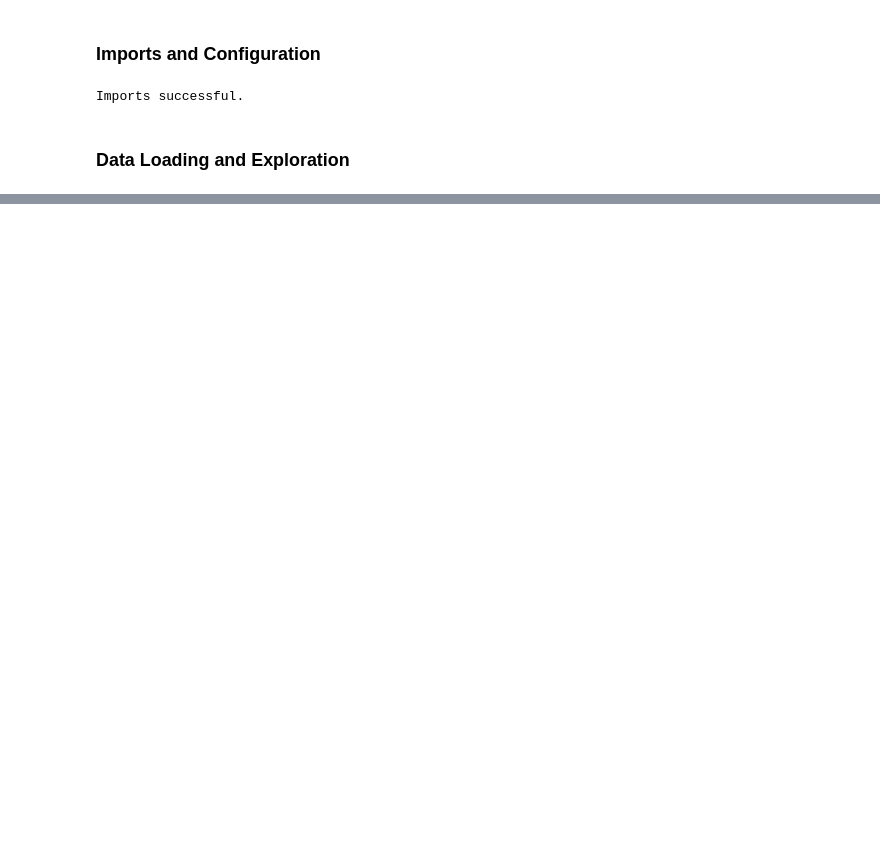
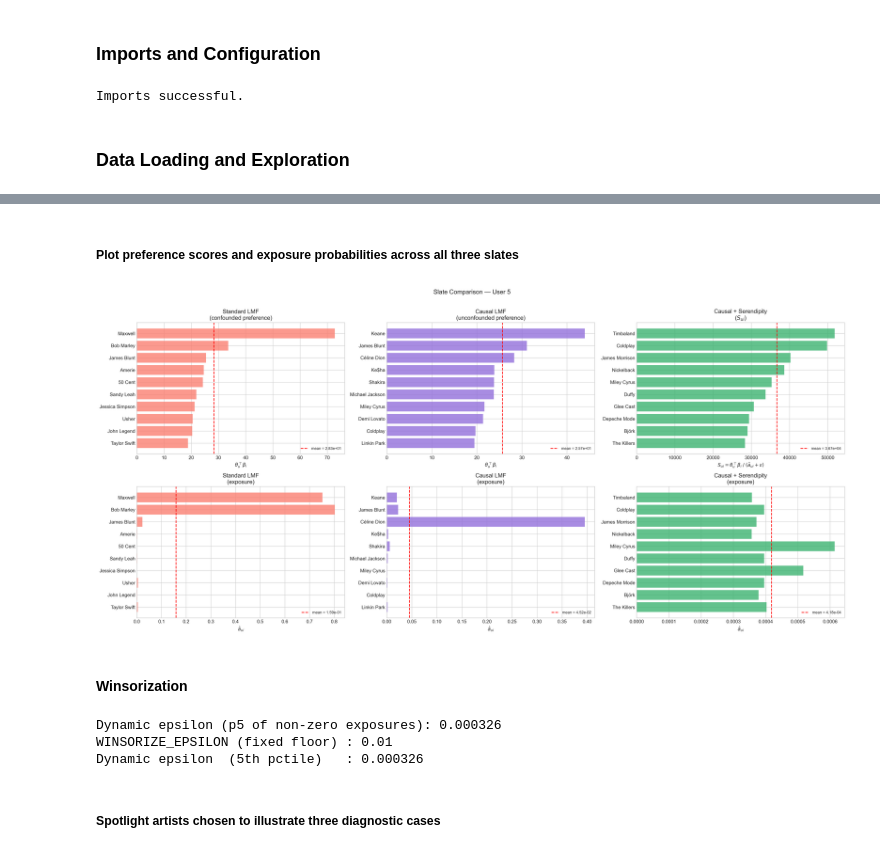
Before and after one commit to abrandontran/5350-Social-Algorithms, a Jupyter notebook: Final Project/serendipity_analysis.ipynb, the cells around one changed output, grey strips where cells are left out. Drawn from its saved outputs; the diff is of its cells as text; code cells hidden in the pictures; blank space fills up the shorter version.

Commit message:
final project serendipity pipeline and analysis

```diff
--- a/Final Project/serendipity_analysis.ipynb
+++ b/Final Project/serendipity_analysis.ipynb
@@ -1249,0 +448,8 @@ Final Slate:
+# %%
+# Build Causal LMF slate (ranked by unconfounded preference score)
+causal_lmf_only_df = build_causal_slate(u=TARGET_USER, model=lmf, a_hat=a_hat,
+                                        A=A, item_to_category=item_to_category,
+                                        artists=artists, item2idx=item2idx)
+
+print('Causal LMF:')
+display(causal_lmf_only_df)
@@ -1249,0 +476,8 @@ Final Slate:
+# %%
+# Build Causal LMF + Serendipity slate (ranked by S_ui)
+seren_no_util = build_serendipity_slate(u=TARGET_USER, model=lmf, a_hat=a_hat,
+                                        A=A, item_to_category=item_to_category,
+                                        artists=artists, item2idx=item2idx)
+
+print('Causal LMF + Serendipity:')
+display(seren_no_util)
@@ -1249,0 +498,63 @@ Final Slate:
+# %% [markdown]
+##### Plot preference scores and exposure probabilities across all three slates
+# %%
+# Plot preference scores and exposure probabilities across all three slates
+fig, axes = plt.subplots(2, 3, figsize=(22, 10), dpi=300)
+
+# Helper to make a horizontal bar chart
+def barh_chart(ax, df, score_col, color, title, xlabel):
+    vals = df[score_col].values
+    labels = df['artist'].values
+    ax.barh(labels, vals, color=color, alpha=0.8)
+    ax.invert_yaxis()
+    ax.set_xlabel(xlabel)
+    ax.set_title(title)
+    mean_v = vals.mean()
+    ax.axvline(mean_v, color='red', linestyle='--', label=f'mean = {mean_v:.2e}')
+    ax.legend(loc='lower right', fontsize=8)
+
+# Row 1: Preference scores
+barh_chart(axes[0,0], std_slate, 'pref_score', 'salmon',
+           'Standard LMF\n(confounded preference)',
+           '$\\theta_u^\\top \\beta_i$')
+barh_chart(axes[0,1], causal_lmf_only_df, 'pref_score', 'mediumpurple',
+           'Causal LMF\n(unconfounded preference)',
+           '$\\theta_u^\\top \\beta_i$')
+barh_chart(axes[0,2], seren_no_util, 'S_ui', 'mediumseagreen',
+           'Causal + Serendipity\n($S_{ui}$)',
+           '$S_{ui} = \\theta_u^\\top \\beta_i \\;/\\; (\\hat{a}_{ui}+\\epsilon)$')
+
+# Row 2: Exposure probabilities
+barh_chart(axes[1,0], std_slate, 'exposure_prob', 'salmon',
+           'Standard LMF\n(exposure)', '$\\hat{a}_{ui}$')
+barh_chart(axes[1,1], causal_lmf_only_df, 'exposure_prob', 'mediumpurple',
+           'Causal LMF\n(exposure)', '$\\hat{a}_{ui}$')
+barh_chart(axes[1,2], seren_no_util, 'exposure_prob', 'mediumseagreen',
+           'Causal + Serendipity\n(exposure)', '$\\hat{a}_{ui}$')
+
+plt.suptitle(f'Slate Comparison — User {TARGET_USER}',
+             fontsize=13, y=1.01)
+plt.tight_layout()
+plt.show()
+# %% [output]
+[figure, added]
+# %% [markdown]
+#### Winsorization
+# %%
+# Define configuration of winsorization scatter
+SCATTER_USERS = 100   # number of users to sample
+SCATTER_SAMPLE = 150  # unobserved items to sample per user
+rng_sc = np.random.default_rng(7)
+
+# Compute both winsorization floors once from the full a_hat matrix
+fixed_eps = WINSORIZE_EPSILON  # hard 0.01 floor
+dynamic_eps = compute_dynamic_epsilon(a_hat, percentile=5)  # data-driven floor
+
+print(f'WINSORIZE_EPSILON (fixed floor): {fixed_eps}')
+print(f'Dynamic epsilon (5th percentile): {dynamic_eps:.6f}')
+# %% [output]
+Dynamic epsilon (p5 of non-zero exposures): 0.000326
+WINSORIZE_EPSILON (fixed floor) : 0.01
+Dynamic epsilon  (5th pctile)   : 0.000326
+# %% [markdown]
+##### Spotlight artists chosen to illustrate three diagnostic cases
```
Also changed, not shown: parts of 97 cells of this notebook, 15 other files.
